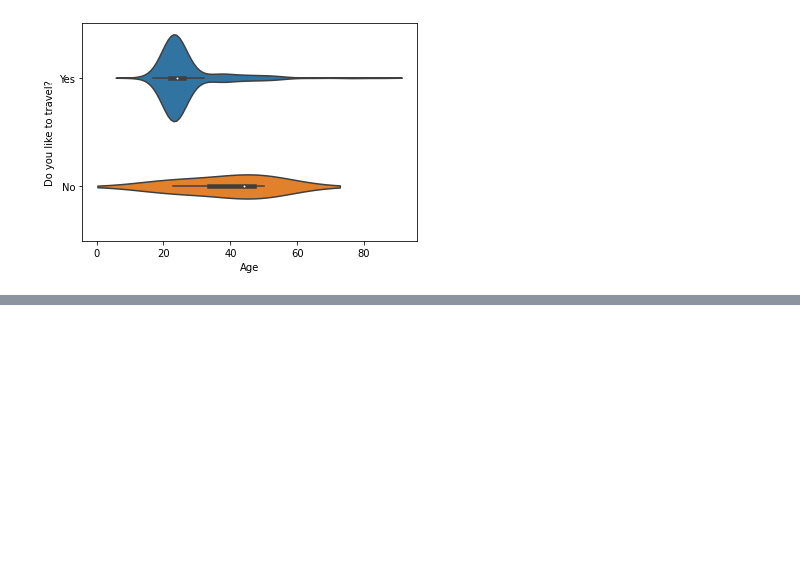
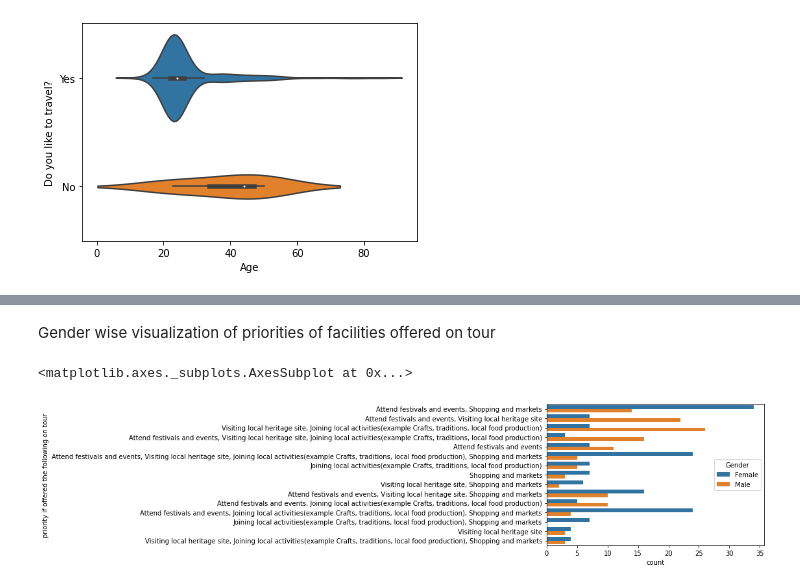
Before and after one commit to priya-dalvi/Msc-Project, a Jupyter notebook: TourismProj.ipynb, the cells around one changed output, grey strips where cells are left out. Cells and saved outputs as stored; diff of their text form; code cells hidden in the pictures; blank space fills up the shorter version.

```diff
--- a/TourismProj.ipynb
+++ b/TourismProj.ipynb
@@ -1089,0 +1117,7 @@ plt.savefig('DrinkingRate.pdf', format='pdf')
+# %% [markdown]
+Gender wise visualization of priorities of facilities offered on tour
+# %%
+sns.countplot(data=df2, y='priority if offered the following on tour',hue='Gender')
+# %% [output]
+<matplotlib.axes._subplots.AxesSubplot at 0x...>
+[figure, added]
```
Also changed, not shown: parts of 21 cells of this notebook.
